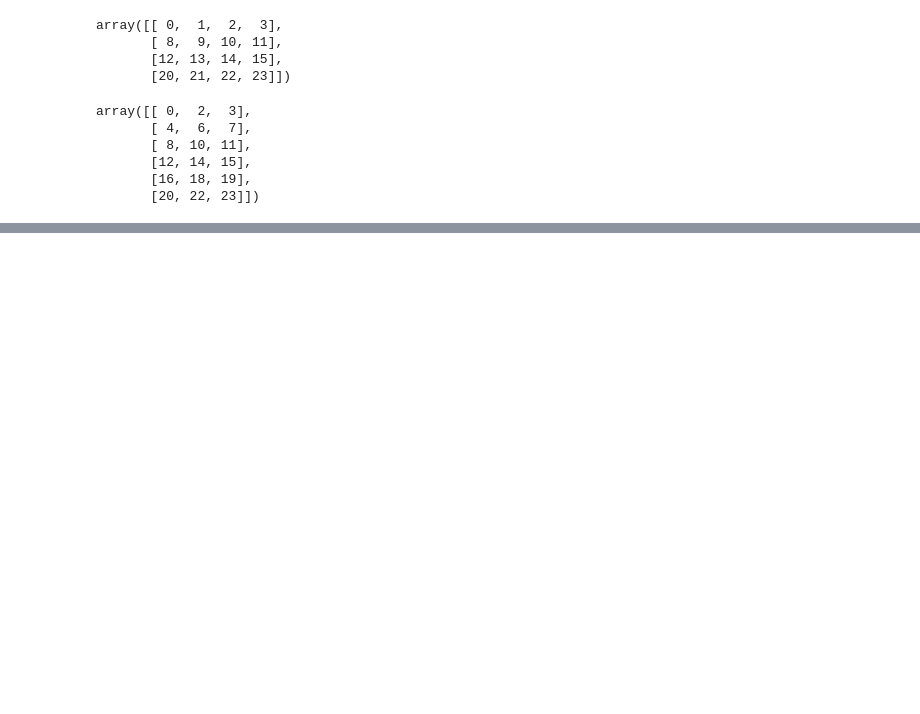
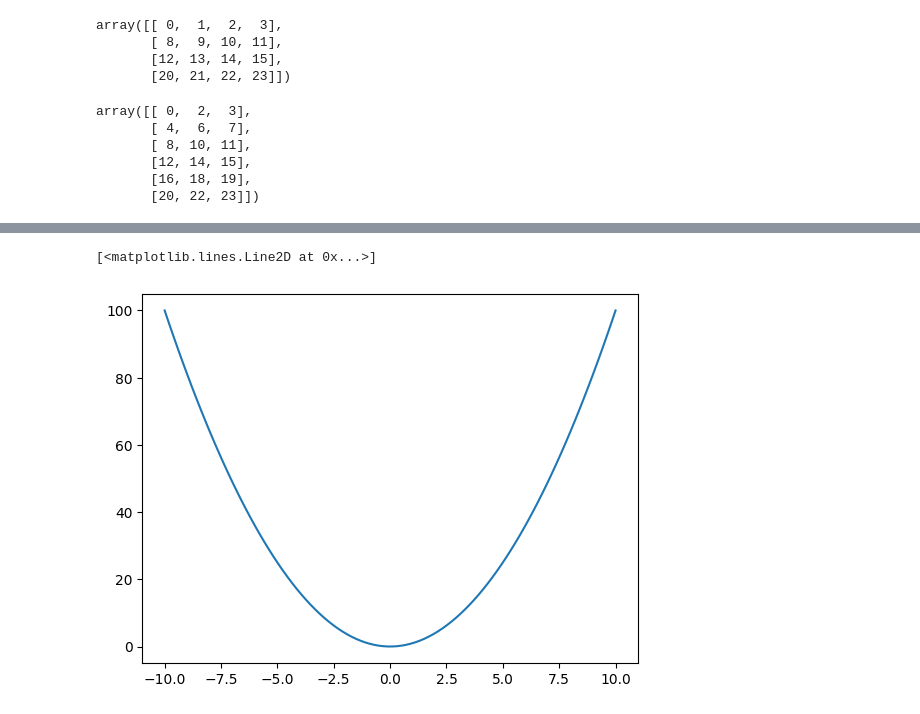
Before and after one commit to Evergreenies/data-science-learning, a Jupyter notebook: numpy-practices/numpy-basics.ipynb, the cells around one changed output, grey strips where cells are left out. Drawn from its saved outputs; the diff is of its cells as text; code cells hidden in the pictures; blank space fills up the shorter version.

```diff
--- a/numpy-practices/numpy-basics.ipynb
+++ b/numpy-practices/numpy-basics.ipynb
@@ -374,0 +567,7 @@ array([88, 68, 62, 84])
+# %%
+y = x**2
+
+plt.plot(x, y)
+# %% [output]
+[<matplotlib.lines.Line2D at 0x...>]
+[figure, added]
```
Also changed, not shown: parts of 26 cells of this notebook.
